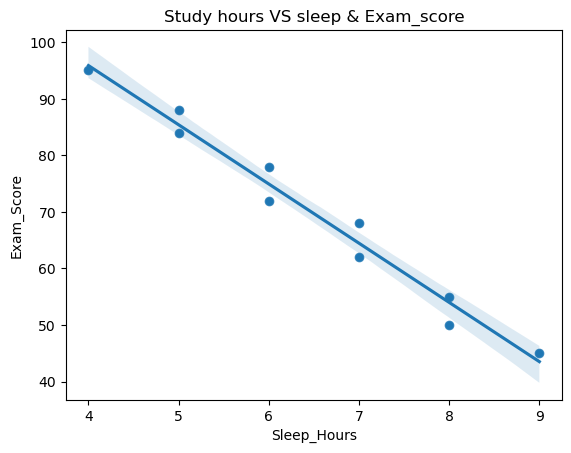
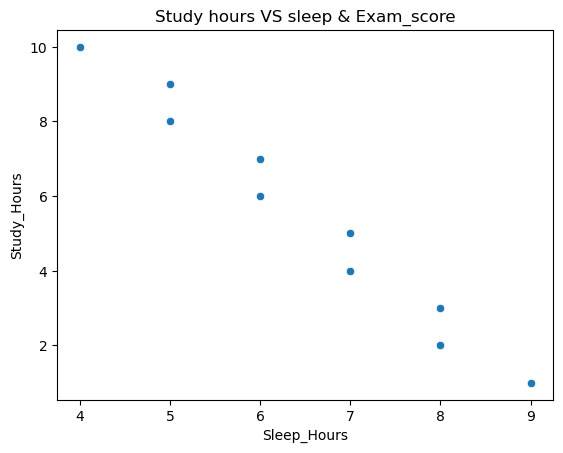
The notebook cell's code change between the first figure and the second:
--- before
+++ after
@@ -10,4 +10,4 @@
 
 plt.title("Study hours VS sleep & Exam_score")
-sns.scatterplot(x=df.Sleep_Hours, y=df.Exam_Score)
-sns.regplot(x=df.Sleep_Hours, y=df.Exam_Score)
+sns.scatterplot(x=df.Sleep_Hours, y=df.Study_Hours)
+# sns.regplot(x=df.Sleep_Hours, y=df.Exam_Score)

Commit: feat(): added scatter plots